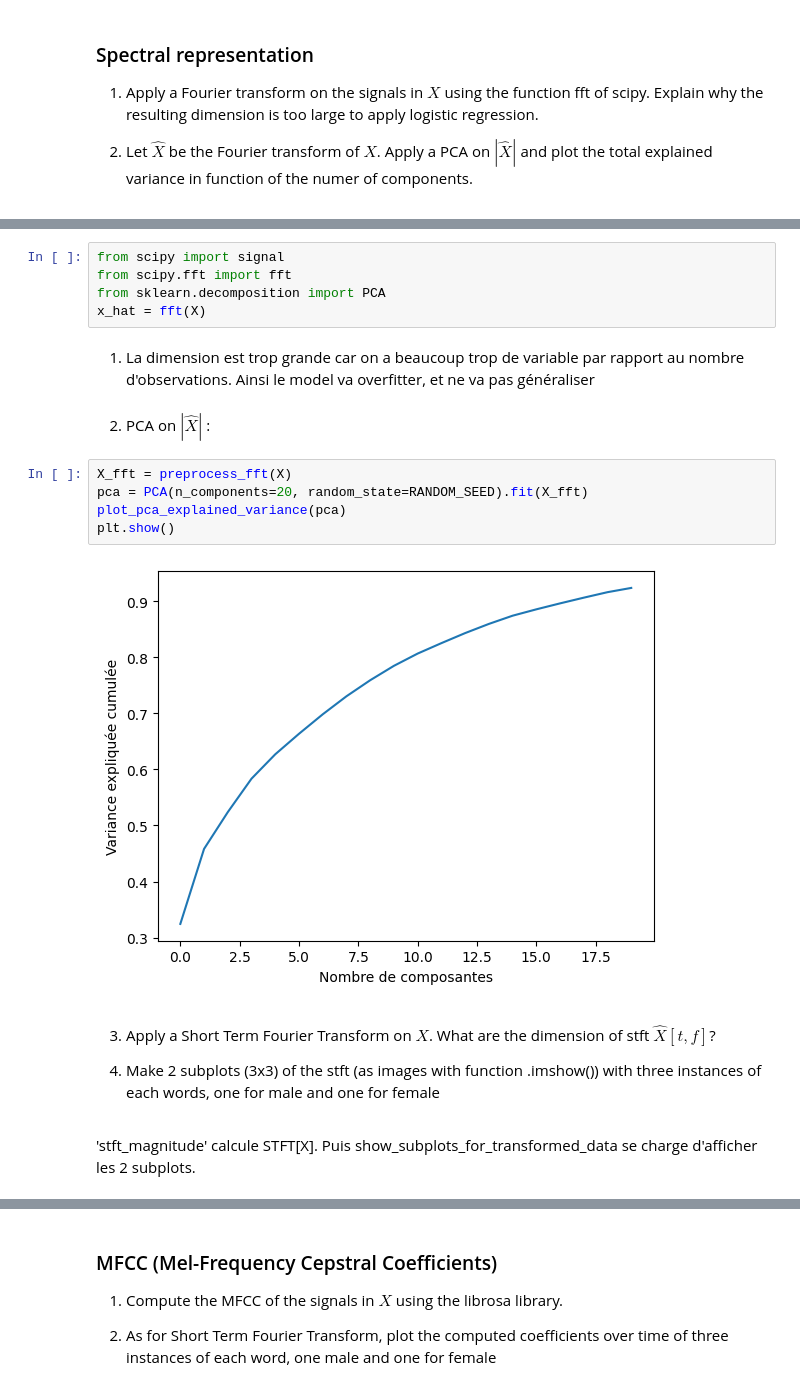
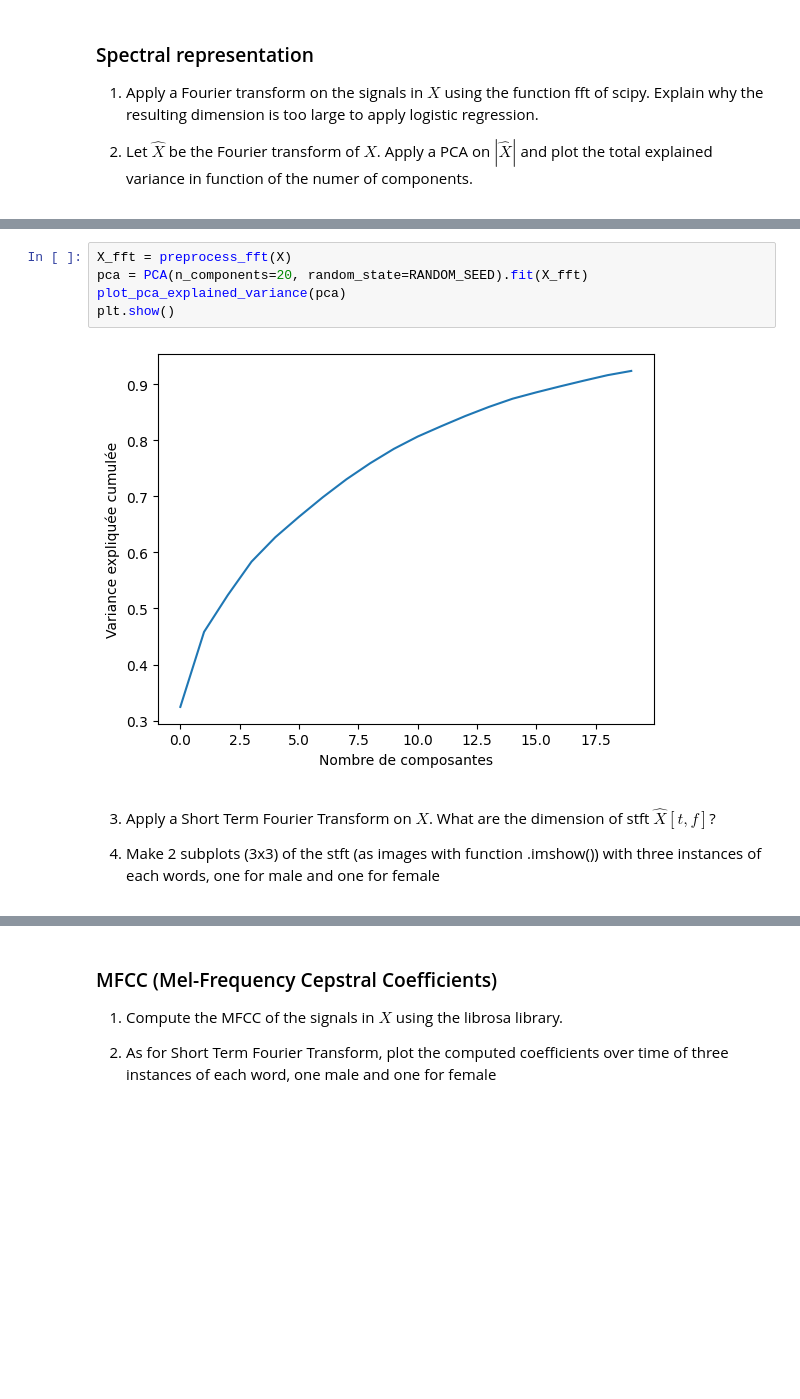
Before and after one commit to yro7/projet_ML, a Jupyter notebook: projet_fil_rouge/PROJET_RENDU.ipynb, the cells around one changed output, grey strips where cells are left out. Cells and saved outputs as stored; diff of their text form; blank space fills up the shorter version.

```diff
--- a/projet_fil_rouge/PROJET_RENDU.ipynb
+++ b/projet_fil_rouge/PROJET_RENDU.ipynb
@@ -101,25 +110,14 @@ qui fait cette opération.
 # %%
-from scipy import signal
-from scipy.fft import fft
-from sklearn.decomposition import PCA
-x_hat = fft(X)
+X_fft = preprocess_fft(X)
+pca = PCA(n_components=20, random_state=RANDOM_SEED).fit(X_fft)
+plot_pca_explained_variance(pca)
+plt.show()
+# %% [output]
+[figure, added]
-# %% [markdown]
-1. La dimension est trop grande car on a beaucoup trop de variable par rapport au nombre d'observations. Ainsi le model va overfitter, et ne va pas généraliser
-# %% [markdown]
-2. PCA on $|\hat{X}|$ :
-# %%
-X_fft = preprocess_fft(X)
-pca = PCA(n_components=20, random_state=RANDOM_SEED).fit(X_fft)
-plot_pca_explained_variance(pca)
-plt.show()
-# %% [output]
-[figure, removed]
 # %% [markdown]
 3. Apply a Short Term Fourier Transform on $X$. What are the dimension of stft $\hat{X}[t,f]$?
 
 4. Make 2 subplots (3x3) of the stft (as images with function .imshow()) with three instances of each words, one for male and one for female
-# %% [markdown]
-'stft_magnitude' calcule STFT[X]. Puis show_subplots_for_transformed_data se charge d'afficher les 2 subplots.
 # %%
 X_stft = stft_magnitude(X, fs=fs, nperseg=400)
 print(f"STFT shape: {X_stft.shape}")
```
Also changed, not shown: parts of 39 cells of this notebook, 12 other files.
